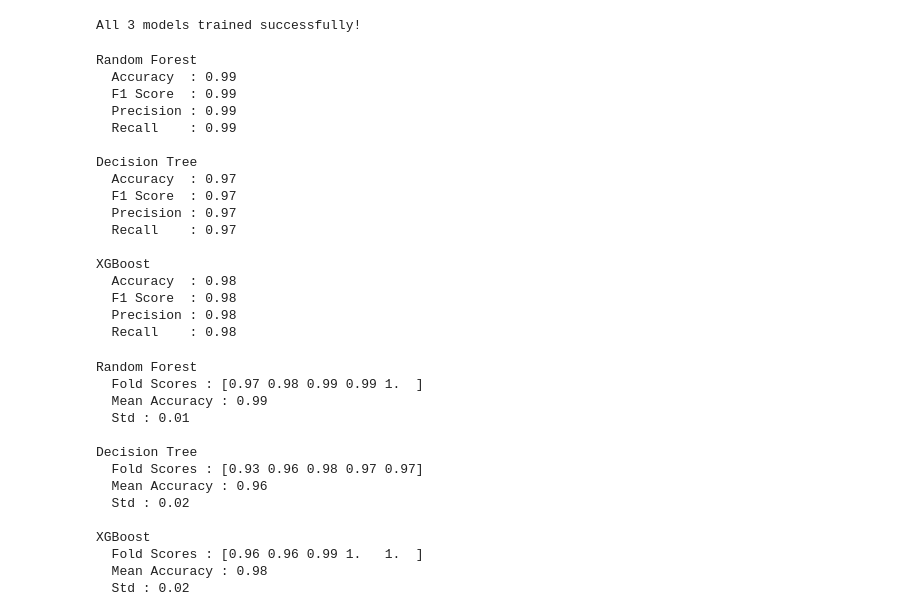
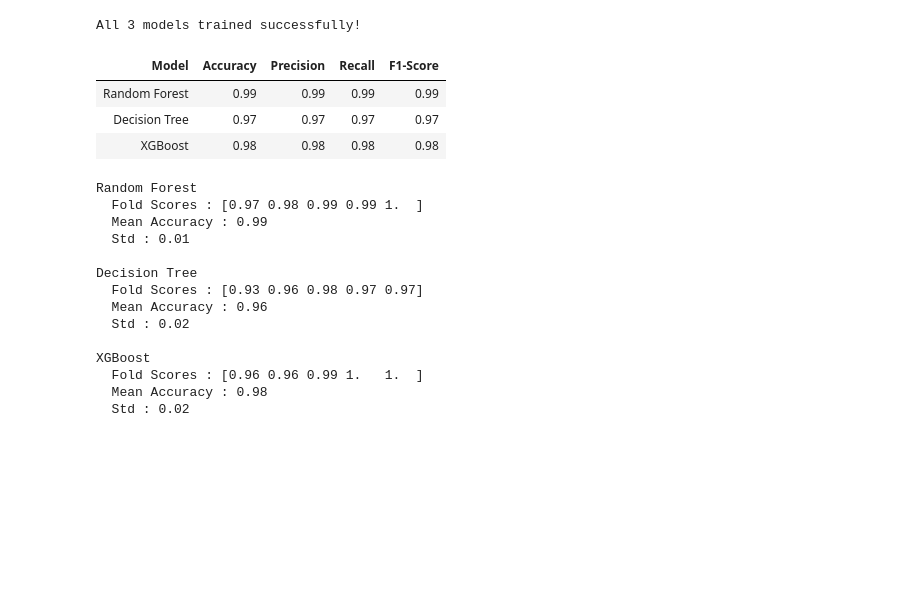
Before and after one commit to Sinovuyo209/uMhlathuze-water-quality-detection-system, a Jupyter notebook: Untitled (1).ipynb, the cells around one changed output. Drawn from its saved outputs; the diff is of its cells as text; code cells hidden in the pictures; blank space fills up the shorter version.

```diff
--- a/Untitled (1).ipynb
+++ b/Untitled (1).ipynb
@@ -239,41 +239,35 @@ print("All 3 models trained successfully!")
 # %% [output]
 All 3 models trained successfully!
 # %%
+import pandas as pd
 from sklearn.metrics import accuracy_score, f1_score, precision_score, recall_score
 
 models = {'Random Forest': rf, 'Decision Tree': dt, 'XGBoost': xgb}
+results_list = []
 
 for name, model in models.items():
     y_pred = model.predict(X_test)
     acc = accuracy_score(y_test, y_pred)
     f1 = f1_score(y_test, y_pred, average='weighted')
     precision = precision_score(y_test, y_pred, average='weighted')
     recall = recall_score(y_test, y_pred, average='weighted')
 
-    print(f"{name}")
-    print(f"  Accuracy  : {acc:.2f}")
-    print(f"  F1 Score  : {f1:.2f}")
-    print(f"  Precision : {precision:.2f}")
-    print(f"  Recall    : {recall:.2f}")
-    print()
+    results_list.append({
+        'Model': name,
+        'Accuracy': f"{acc:.2f}",
+        'Precision': f"{precision:.2f}",
+        'Recall': f"{recall:.2f}",
+        'F1-Score': f"{f1:.2f}"
+    })
+
+results_df = pd.DataFrame(results_list)
+results_df = results_df[['Model', 'Accuracy', 'Precision', 'Recall', 'F1-Score']]
+display(results_df.style.hide(axis='index'))
 # %% [output]
-Random Forest
-  Accuracy  : 0.99
-  F1 Score  : 0.99
-  Precision : 0.99
-  Recall    : 0.99
-
-Decision Tree
-  Accuracy  : 0.97
-  F1 Score  : 0.97
-  Precision : 0.97
-  Recall    : 0.97
-
-XGBoost
-  Accuracy  : 0.98
-  F1 Score  : 0.98
-  Precision : 0.98
-  Recall    : 0.98
+| Model | Accuracy | Precision | Recall | F1-Score |
+| Random Forest | 0.99 | 0.99 | 0.99 | 0.99 |
+| Decision Tree | 0.97 | 0.97 | 0.97 | 0.97 |
+| XGBoost | 0.98 | 0.98 | 0.98 | 0.98 |
 # %%
 from sklearn.model_selection import cross_val_score
 import numpy as np
```
Also changed, not shown: parts of 1 cell of this notebook, 2 other files.
